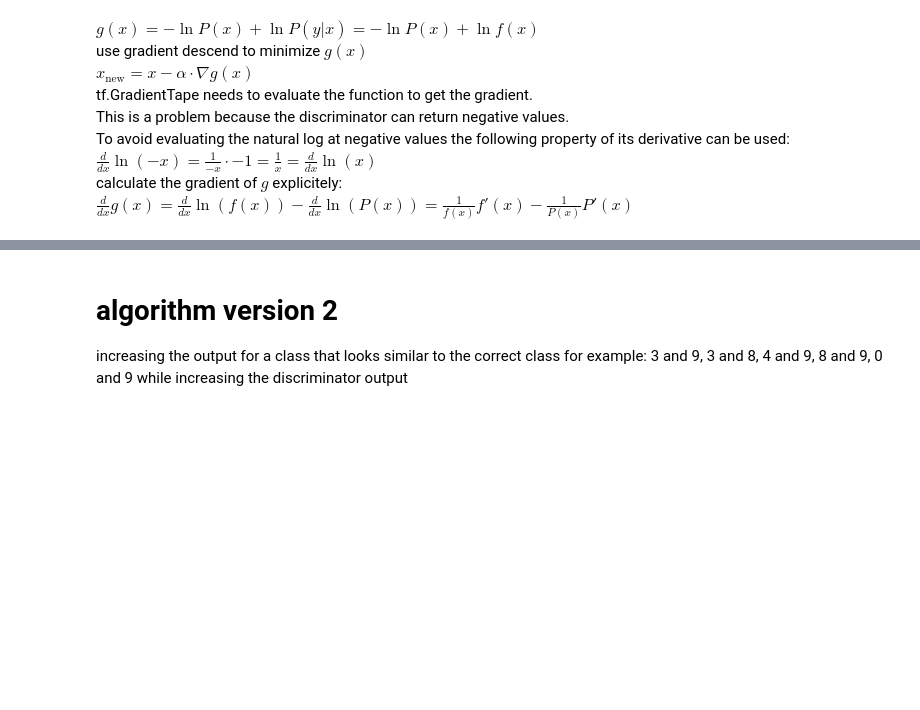
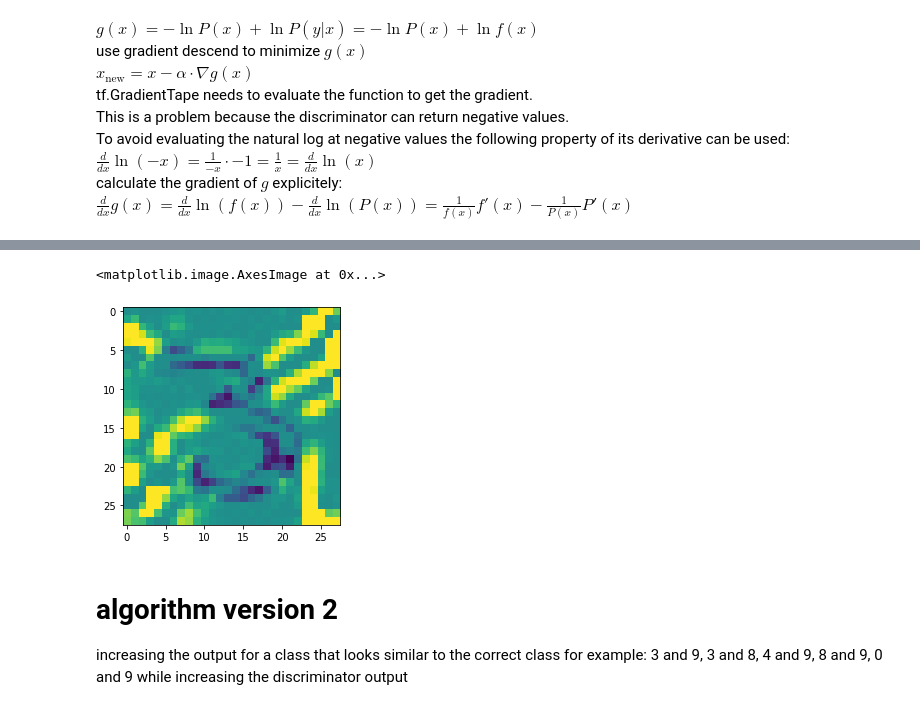
Before and after one commit to tomheit/xai_gan, a Jupyter notebook: xai_gan_mnist.ipynb, the cells around one changed output, grey strips where cells are left out. Cells and saved outputs as stored; diff of their text form; code cells hidden in the pictures; blank space fills up the shorter version.

```diff
--- a/xai_gan_mnist.ipynb
+++ b/xai_gan_mnist.ipynb
@@ -468,3 +526,12 @@ ax[2].set_title("input")
+# %%
+# difference image
+new_img_255 = x[0]*255
+real_img_255 = real_img[0]*255
+diff_img = (255 + new_img_255 - real_img_255)/2
+plt.imshow(diff_img)
+# %% [output]
+<matplotlib.image.AxesImage at 0x...>
+[figure, added]
 # %% [markdown]
 # algorithm version 2
 increasing the output for a class that looks similar to the correct class
```
Also changed, not shown: parts of 17 cells of this notebook, 8 other files.
